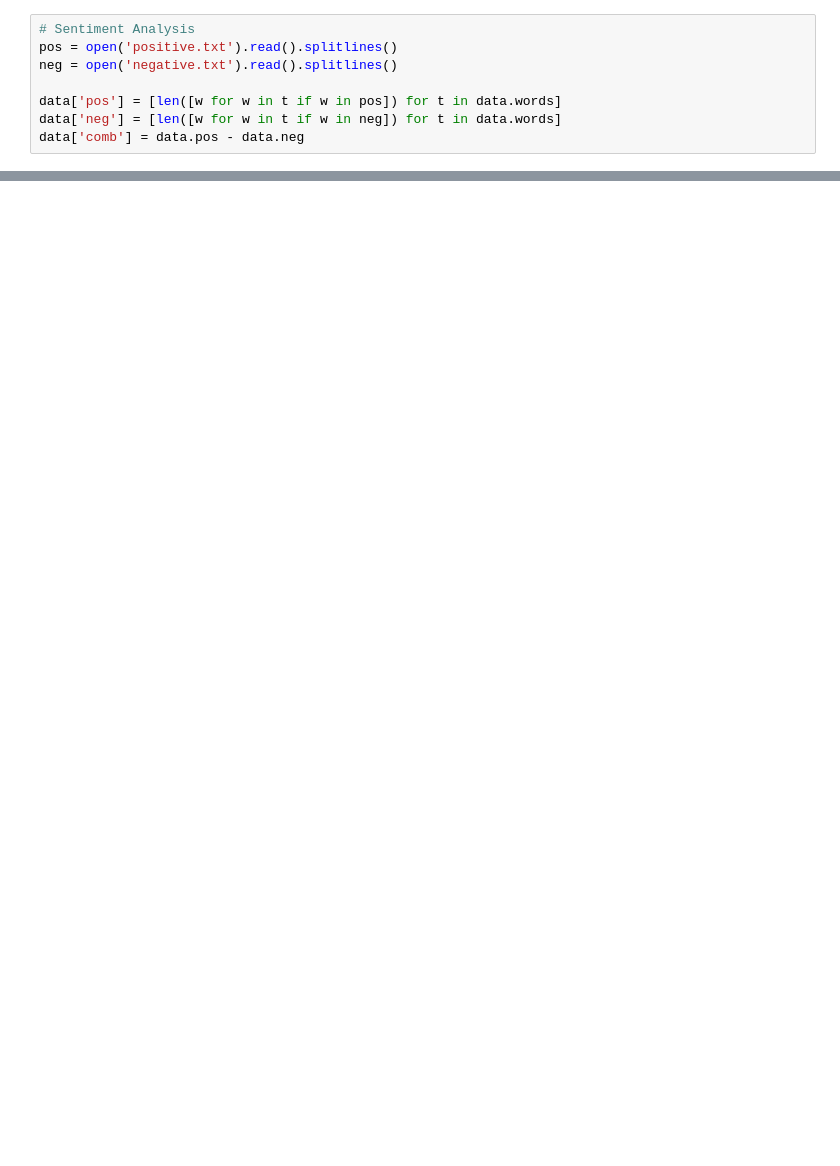
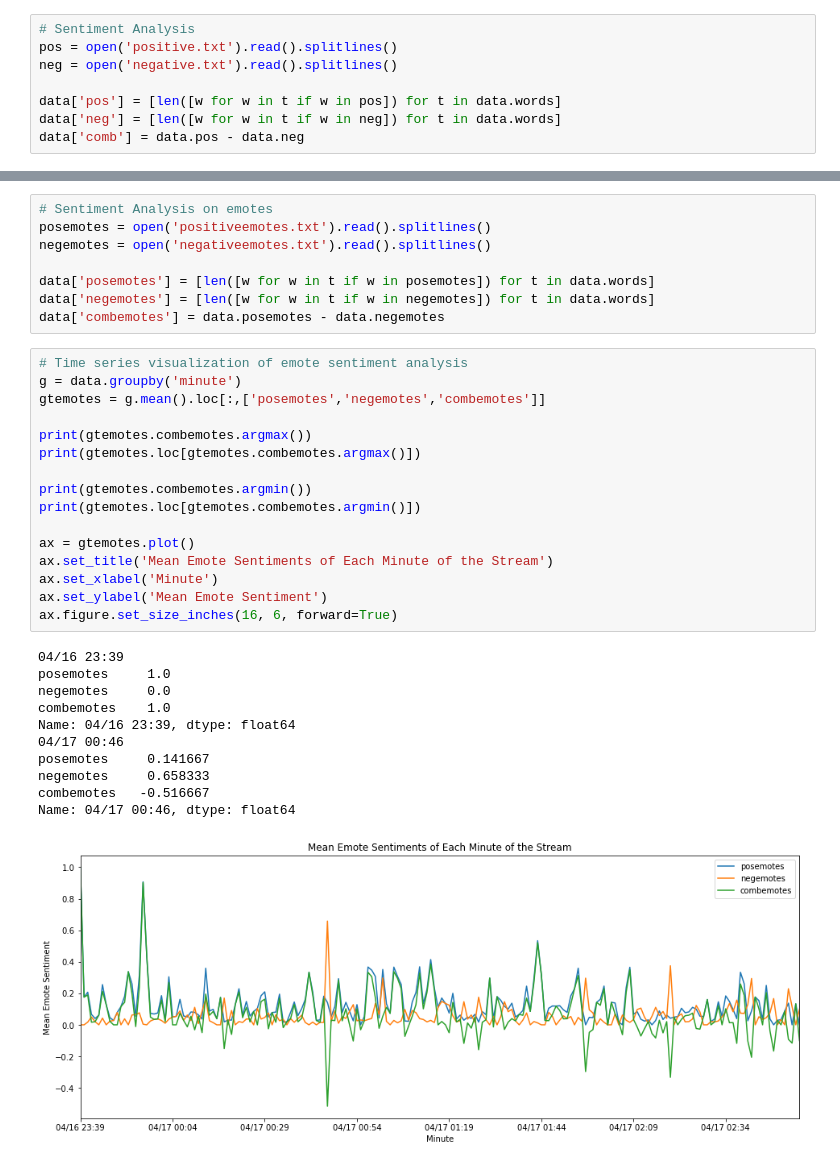
Before and after one commit to jordandeang/twitch-chat-analysis, a Jupyter notebook: sentiment-analysis.ipynb, the cells around one changed output, grey strips where cells are left out. Cells and saved outputs as stored; diff of their text form; blank space fills up the shorter version.

```diff
--- a/sentiment-analysis.ipynb
+++ b/sentiment-analysis.ipynb
@@ -106,0 +85,36 @@ Name: emotes, dtype: object
+# %%
+# Sentiment Analysis on emotes
+posemotes = open('positiveemotes.txt').read().splitlines()
+negemotes = open('negativeemotes.txt').read().splitlines()
+
+data['posemotes'] = [len([w for w in t if w in posemotes]) for t in data.words]
+data['negemotes'] = [len([w for w in t if w in negemotes]) for t in data.words]
+data['combemotes'] = data.posemotes - data.negemotes
+# %%
+# Time series visualization of emote sentiment analysis
+g = data.groupby('minute')
+gtemotes = g.mean().loc[:,['posemotes','negemotes','combemotes']]
+
+print(gtemotes.combemotes.argmax())
+print(gtemotes.loc[gtemotes.combemotes.argmax()])
+
+print(gtemotes.combemotes.argmin())
+print(gtemotes.loc[gtemotes.combemotes.argmin()])
+
+ax = gtemotes.plot()
+ax.set_title('Mean Emote Sentiments of Each Minute of the Stream')
+ax.set_xlabel('Minute')
+ax.set_ylabel('Mean Emote Sentiment')
+ax.figure.set_size_inches(16, 6, forward=True)
+# %% [output]
+04/16 23:39
+posemotes     1.0
+negemotes     0.0
+combemotes    1.0
+Name: 04/16 23:39, dtype: float64
+04/17 00:46
+posemotes     0.141667
+negemotes     0.658333
+combemotes   -0.516667
+Name: 04/17 00:46, dtype: float64
+[figure, added]
```
Also changed, not shown: parts of 11 cells of this notebook, 2 other files.
